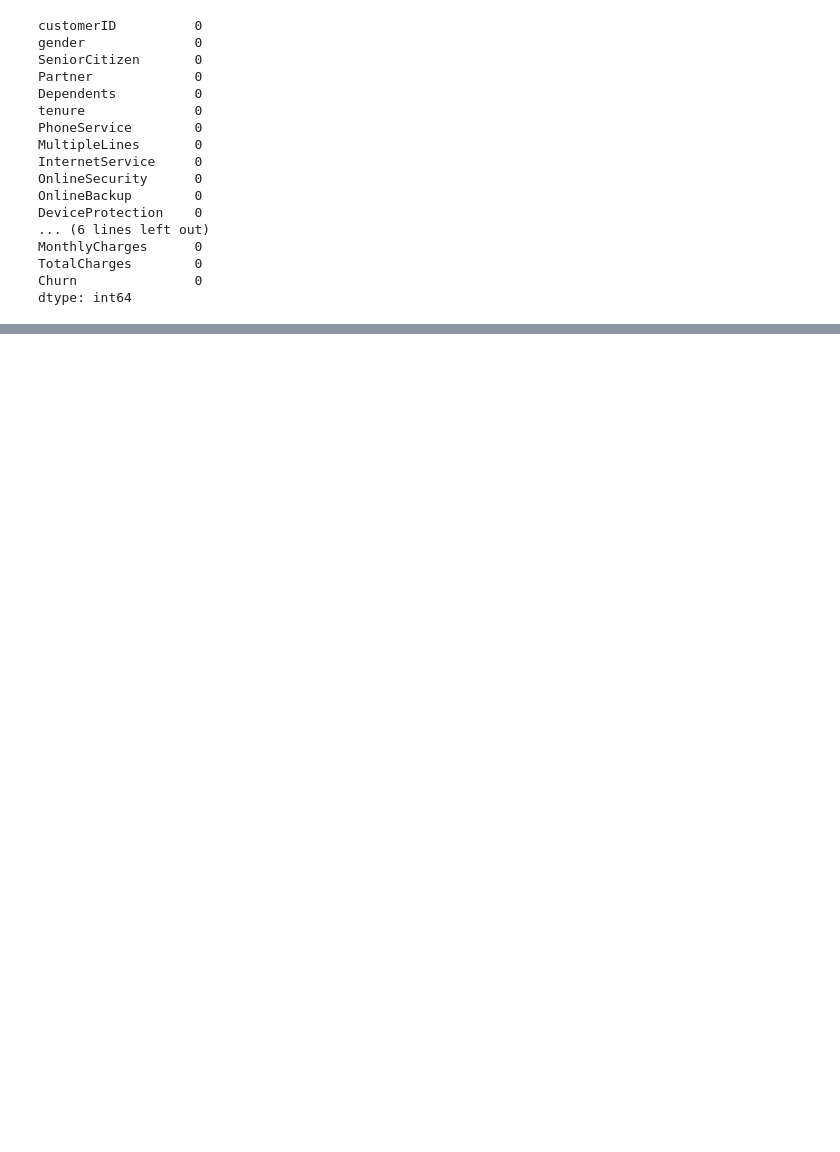
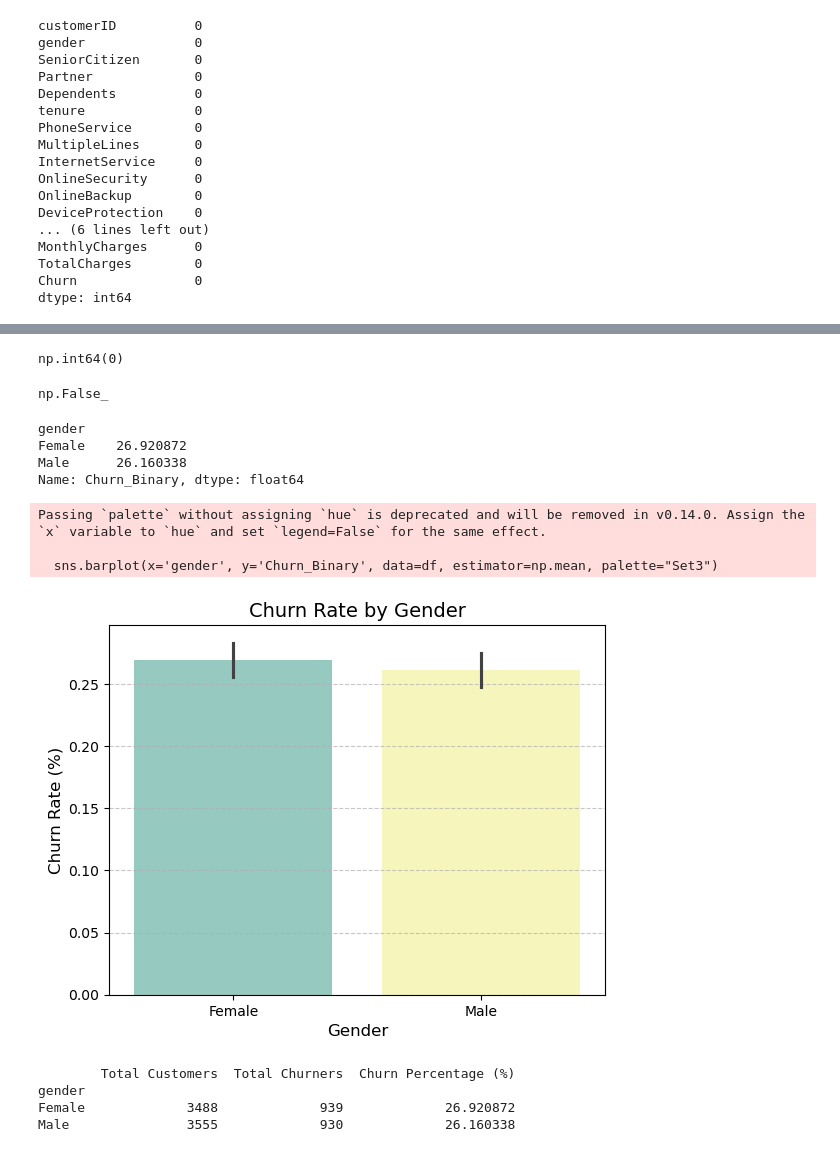
Before and after one commit to NCa307/Week5_project_prep, a Jupyter notebook: week5_project.ipynb, the cells around one changed output, grey strips where cells are left out. Cells and saved outputs as stored; diff of their text form; code cells hidden in the pictures; blank space fills up the shorter version.

```diff
--- a/week5_project.ipynb
+++ b/week5_project.ipynb
@@ -53,6 +53,12 @@ dtype: object
 df.select_dtypes("number").columns
 # %% [output]
 Index(['SeniorCitizen', 'tenure', 'MonthlyCharges'], dtype='object')
+# %%
+#removing the string elements from the TotalCharges variable.
+df['TotalCharges'] = pd.to_numeric(df['TotalCharges'].str.replace("$", "").str.replace(",", ""), errors='coerce')
+# %%
+#converting Total Charges to a float
+df['TotalCharges'] = df['TotalCharges'].astype(float)
 # %%
 # Separating between discrete and continuous variables, as discrete ones could potentially be treated as categorical.
 potential_categorical_from_numerical = df.select_dtypes("number").loc[:, df.select_dtypes("number").nunique() < 25]
@@ -113,0 +129,12 @@ dtype: int64
+# %%
+#checking for duplicates
+df.duplicated().sum()
+# %% [output]
+np.int64(0)
+# %%
+df.duplicated().any()
+# %% [output]
+np.False_
+# %%
+#Converting Churn to a binary variable
+df['Churn_Binary'] = df['Churn'].map({'Yes': 1, 'No': 0})
@@ -113,0 +144,45 @@ dtype: int64
+# %%
+gender_churn = df.groupby('gender')['Churn_Binary'].mean() * 100
+print(gender_churn)
+# %% [output]
+gender
+Female    26.920872
+Male      26.160338
+Name: Churn_Binary, dtype: float64
+# %%
+sns.barplot(x='gender', y='Churn_Binary', data=df, estimator=np.mean, palette="Set3")
+plt.title('Churn Rate by Gender', fontsize=14)
+plt.xlabel('Gender', fontsize=12)
+plt.ylabel('Churn Rate (%)', fontsize=12)# Shows % churn
+plt.grid(axis='y', linestyle='--', alpha=0.7)
+plt.show();
+# %% [output]
+Passing `palette` without assigning `hue` is deprecated and will be removed in v0.14.0. Assign the `x` variable to `hue` and set `legend=False` for the same effect.
+
+  sns.barplot(x='gender', y='Churn_Binary', data=df, estimator=np.mean, palette="Set3")
+[figure, added]
+# %%
+def churn_stats_by_gender(df):
+    # Total customers per gender
+    total_customers = df['gender'].value_counts()
+
+    # Total churners per gender
+    total_churners = df[df['Churn_Binary'] == 1]['gender'].value_counts()
+
+    # Churn percentage
+    churn_pct = (total_churners / total_customers) * 100
+
+    return pd.DataFrame({
+        'Total Customers': total_customers,
+        'Total Churners': total_churners,
+        'Churn Percentage (%)': churn_pct
+    })
+
+# Example usage:
+stats = churn_stats_by_gender(df)
+print(stats)
+# %% [output]
+        Total Customers  Total Churners  Churn Percentage (%)
+gender
+Female             3488             939             26.920872
+Male               3555             930             26.160338
```
Also changed, not shown: parts of 32 cells of this notebook.
